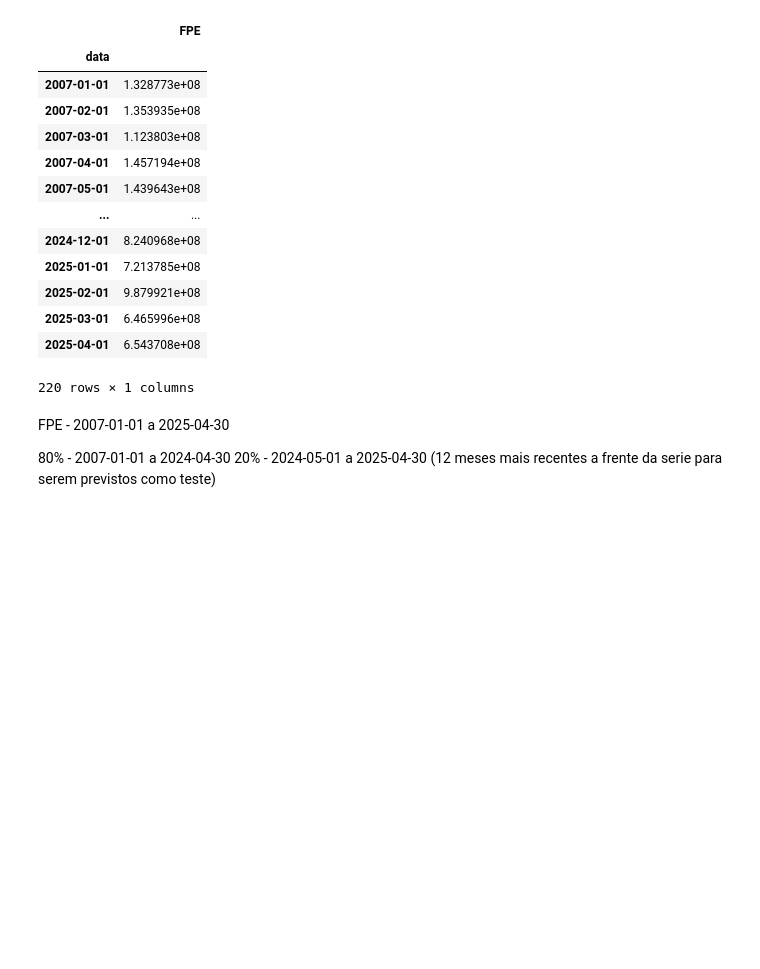
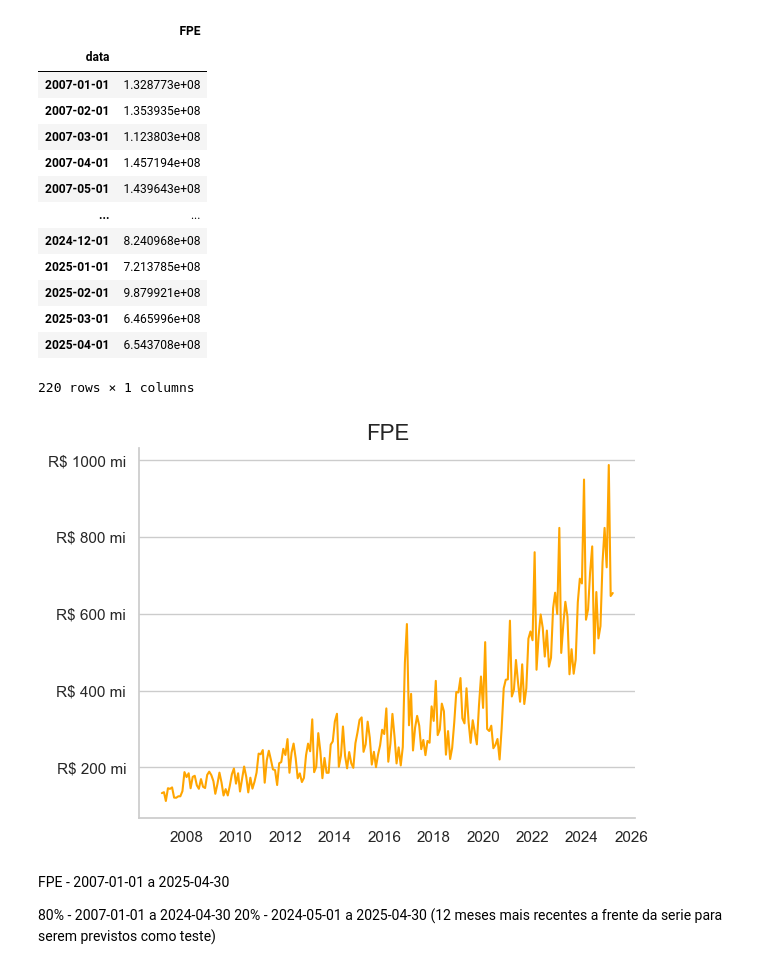
Before and after one commit to Adelia-Lima/previsao_fpe, a Jupyter notebook: previsãp_fpe1.ipynb, the cells around one changed output. Cells and saved outputs as stored; diff of their text form; code cells hidden in the pictures; blank space fills up the shorter version.

```diff
--- a/previsãp_fpe1.ipynb
+++ b/previsãp_fpe1.ipynb
@@ -74,3 +91,27 @@ df_fpe
+# %%
+def formatar_milhares(x, pos):
+    return f'R$ {x/1000000:.0f} mi'
+
+ax = sns.lineplot(x=df_fpe.index,
+             y=df_fpe['FPE'],
+             color = 'orange'
+             )
+
+
+plt.xlabel ('')
+plt.ylabel('')
+plt.grid(axis='x')
+sns.despine(right=True, top=True)
+
+ax.set_title('FPE',font='Arial', fontsize = 16)
+# ax.set_xticks()
+# ax.set_yticks(['FPE'])
+
+
+formatter = mticker.FuncFormatter(formatar_milhares)
+ax.yaxis.set_major_formatter(formatter)
+# %% [output]
+[figure, added]
 # %%
 # Importando as dependencias das bibliotecas:
 
```
Also changed, not shown: parts of 4 cells of this notebook.
